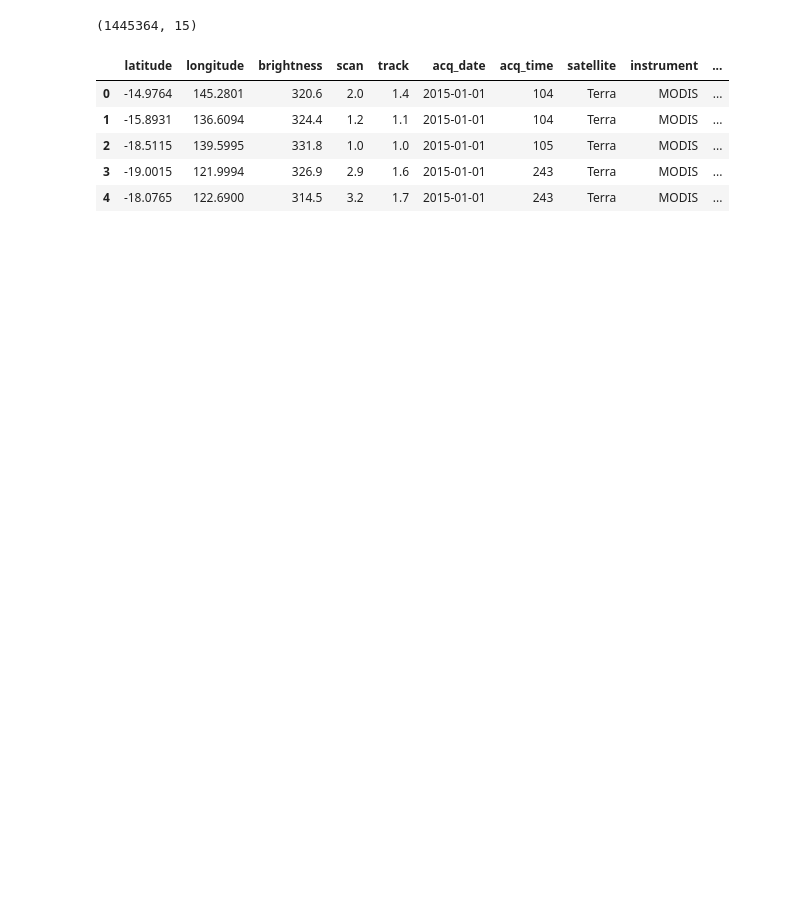
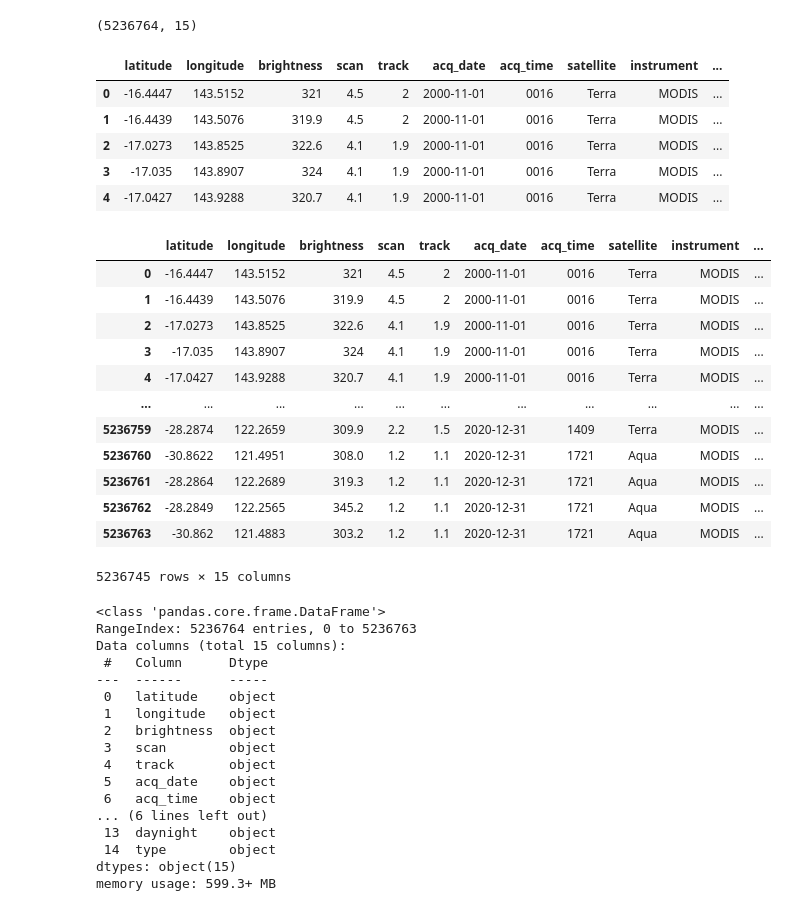
Before and after one commit to IsuruAriyarathne/challenge-wildfires, a Jupyter notebook: us/notebooks/data_preparation.ipynb, the cells around one changed output. Drawn from its saved outputs; the diff is of its cells as text; code cells hidden in the pictures; blank space fills up the shorter version.

```diff
--- a/us/notebooks/data_preparation.ipynb
+++ b/us/notebooks/data_preparation.ipynb
@@ -15,15 +16,47 @@ from sklearn import preprocessing
 # %%
 # import data
-url = '../data/australia_old.csv'
-fileName = '../data/australia_old'
+url = '../data/australia.csv'
+fileName = '../data/australia'
 aus_fires = pd.read_csv(url, parse_dates=['acq_date'])
 aus_fires.shape
 aus_fires.head()
+aus_fires.drop_duplicates()
+aus_fires.info()
 # %% [output]
-(1445364, 15)
+(5236764, 15)
 |  | latitude | longitude | brightness | scan | track | acq_date | acq_time | satellite | instrument | ... |
-| 0 | -14.9764 | 145.2801 | 320.6 | 2.0 | 1.4 | 2015-01-01 | 104 | Terra | MODIS | ... |
-| 1 | -15.8931 | 136.6094 | 324.4 | 1.2 | 1.1 | 2015-01-01 | 104 | Terra | MODIS | ... |
-| 2 | -18.5115 | 139.5995 | 331.8 | 1.0 | 1.0 | 2015-01-01 | 105 | Terra | MODIS | ... |
-| 3 | -19.0015 | 121.9994 | 326.9 | 2.9 | 1.6 | 2015-01-01 | 243 | Terra | MODIS | ... |
-| 4 | -18.0765 | 122.6900 | 314.5 | 3.2 | 1.7 | 2015-01-01 | 243 | Terra | MODIS | ... |
+| 0 | -16.4447 | 143.5152 | 321 | 4.5 | 2 | 2000-11-01 | 0016 | Terra | MODIS | ... |
+| 1 | -16.4439 | 143.5076 | 319.9 | 4.5 | 2 | 2000-11-01 | 0016 | Terra | MODIS | ... |
+| 2 | -17.0273 | 143.8525 | 322.6 | 4.1 | 1.9 | 2000-11-01 | 0016 | Terra | MODIS | ... |
+| 3 | -17.035 | 143.8907 | 324 | 4.1 | 1.9 | 2000-11-01 | 0016 | Terra | MODIS | ... |
+| 4 | -17.0427 | 143.9288 | 320.7 | 4.1 | 1.9 | 2000-11-01 | 0016 | Terra | MODIS | ... |
+|  | latitude | longitude | brightness | scan | track | acq_date | acq_time | satellite | instrument | ... |
+| 0 | -16.4447 | 143.5152 | 321 | 4.5 | 2 | 2000-11-01 | 0016 | Terra | MODIS | ... |
+| 1 | -16.4439 | 143.5076 | 319.9 | 4.5 | 2 | 2000-11-01 | 0016 | Terra | MODIS | ... |
+| 2 | -17.0273 | 143.8525 | 322.6 | 4.1 | 1.9 | 2000-11-01 | 0016 | Terra | MODIS | ... |
+| 3 | -17.035 | 143.8907 | 324 | 4.1 | 1.9 | 2000-11-01 | 0016 | Terra | MODIS | ... |
+| 4 | -17.0427 | 143.9288 | 320.7 | 4.1 | 1.9 | 2000-11-01 | 0016 | Terra | MODIS | ... |
+| ... | ... | ... | ... | ... | ... | ... | ... | ... | ... | ... |
+| 5236759 | -28.2874 | 122.2659 | 309.9 | 2.2 | 1.5 | 2020-12-31 | 1409 | Terra | MODIS | ... |
+| 5236760 | -30.8622 | 121.4951 | 308.0 | 1.2 | 1.1 | 2020-12-31 | 1721 | Aqua | MODIS | ... |
+| 5236761 | -28.2864 | 122.2689 | 319.3 | 1.2 | 1.1 | 2020-12-31 | 1721 | Aqua | MODIS | ... |
+| 5236762 | -28.2849 | 122.2565 | 345.2 | 1.2 | 1.1 | 2020-12-31 | 1721 | Aqua | MODIS | ... |
+| 5236763 | -30.862 | 121.4883 | 303.2 | 1.2 | 1.1 | 2020-12-31 | 1721 | Aqua | MODIS | ... |
+5236745 rows × 15 columns
+<class 'pandas.core.frame.DataFrame'>
+RangeIndex: 5236764 entries, 0 to 5236763
+Data columns (total 15 columns):
+ #   Column      Dtype
+---  ------      -----
+ 0   latitude    object
+ 1   longitude   object
+ 2   brightness  object
+ 3   scan        object
+ 4   track       object
+ 5   acq_date    object
+ 6   acq_time    object
+... (6 lines left out)
+ 13  daynight    object
+ 14  type        object
+dtypes: object(15)
+memory usage: 599.3+ MB
```
Also changed, not shown: parts of 10 cells of this notebook, 1 other file.
